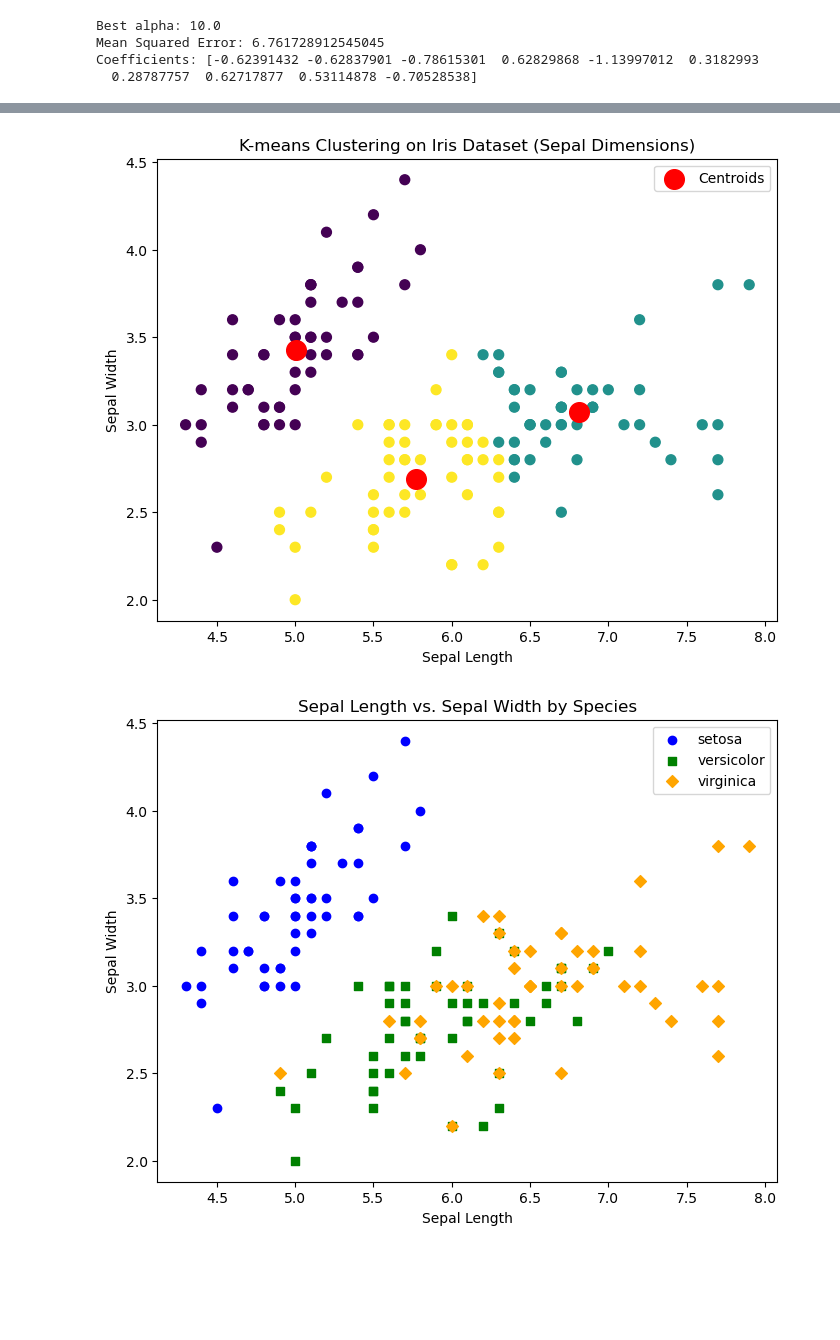
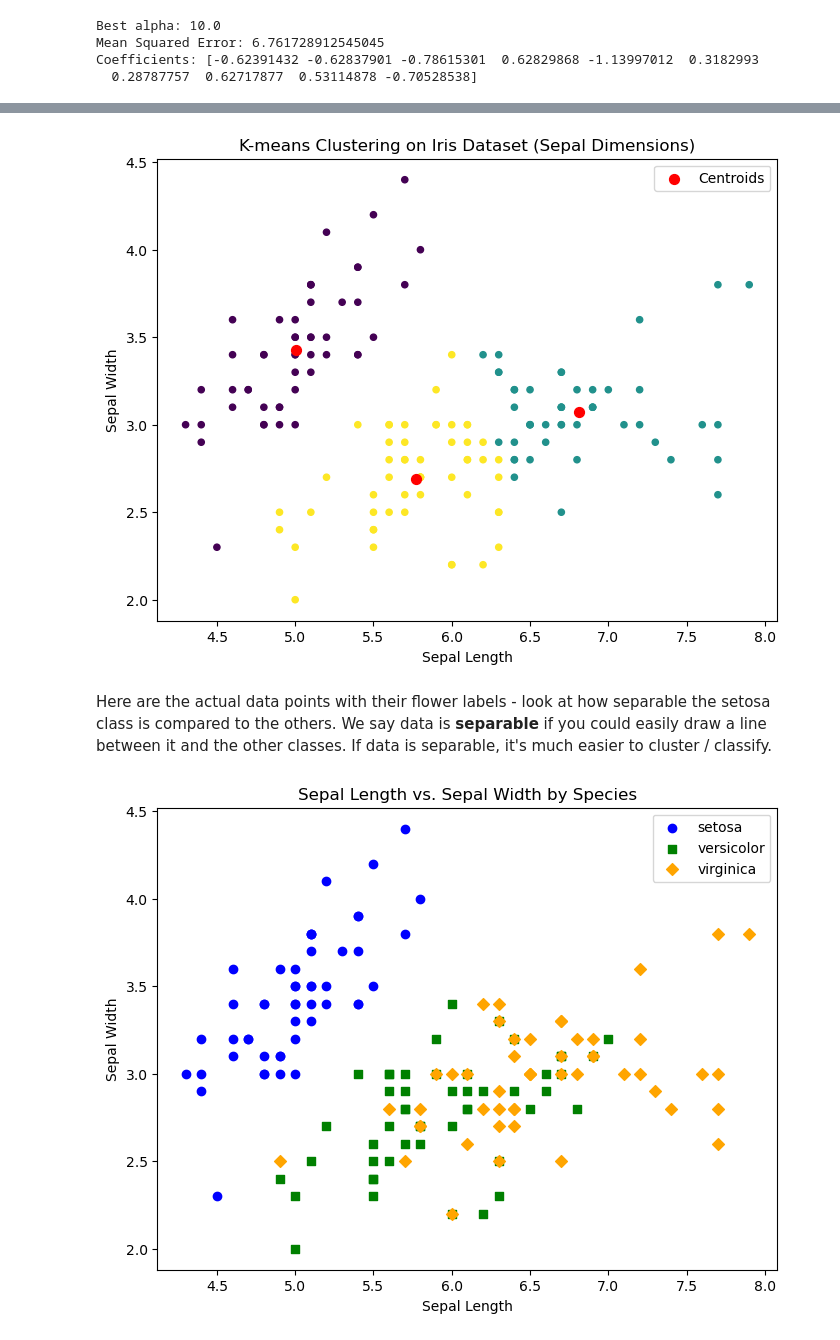
Before and after one commit to WayneBonnett/ml_crash_course, a Jupyter notebook: crash_course.ipynb, the cells around one changed output, grey strips where cells are left out. Drawn from its saved outputs; the diff is of its cells as text; code cells hidden in the pictures; blank space fills up the shorter version.

```diff
--- a/crash_course.ipynb
+++ b/crash_course.ipynb
@@ -500,25 +631,24 @@ Here's a resource if you want to learn more: https://www.cvxpy.org/examples/mach
 # %%
-
-# Step 1: Import the Iris dataset
-iris = load_iris()
 X = iris.data[:, :2]  # Use only the first two features (sepal length and sepal width)
 y = iris.target
 
 # Step 2: Perform K-means clustering
 kmeans = KMeans(n_clusters=3, random_state=42)
 y_kmeans = kmeans.fit_predict(X)
 
 # Step 3: Plot the K-means clusters
 plt.figure(figsize=(8, 6))
-plt.scatter(X[:, 0], X[:, 1], c=y_kmeans, cmap='viridis', s=50)
-plt.scatter(kmeans.cluster_centers_[:, 0], kmeans.cluster_centers_[:, 1], s=200, c='red', label='Centroids')
+plt.scatter(X[:, 0], X[:, 1], c=y_kmeans, cmap='viridis', s=20)
+plt.scatter(kmeans.cluster_centers_[:, 0], kmeans.cluster_centers_[:, 1], s=50, c='red', label='Centroids')
 plt.xlabel('Sepal Length')
 plt.ylabel('Sepal Width')
 plt.title('K-means Clustering on Iris Dataset (Sepal Dimensions)')
 plt.legend()
 plt.show()
 # %% [output]
-[figure, old version]
+[figure, new version]
+# %% [markdown]
+Here are the actual data points with their flower labels - look at how separable the setosa class is compared to the others. We say data is **separable** if you could easily draw a line between it and the other classes. If data is separable, it's much easier to cluster / classify.
 # %%
 
 species_names = iris.target_names
```
Also changed, not shown: parts of 22 cells of this notebook.
